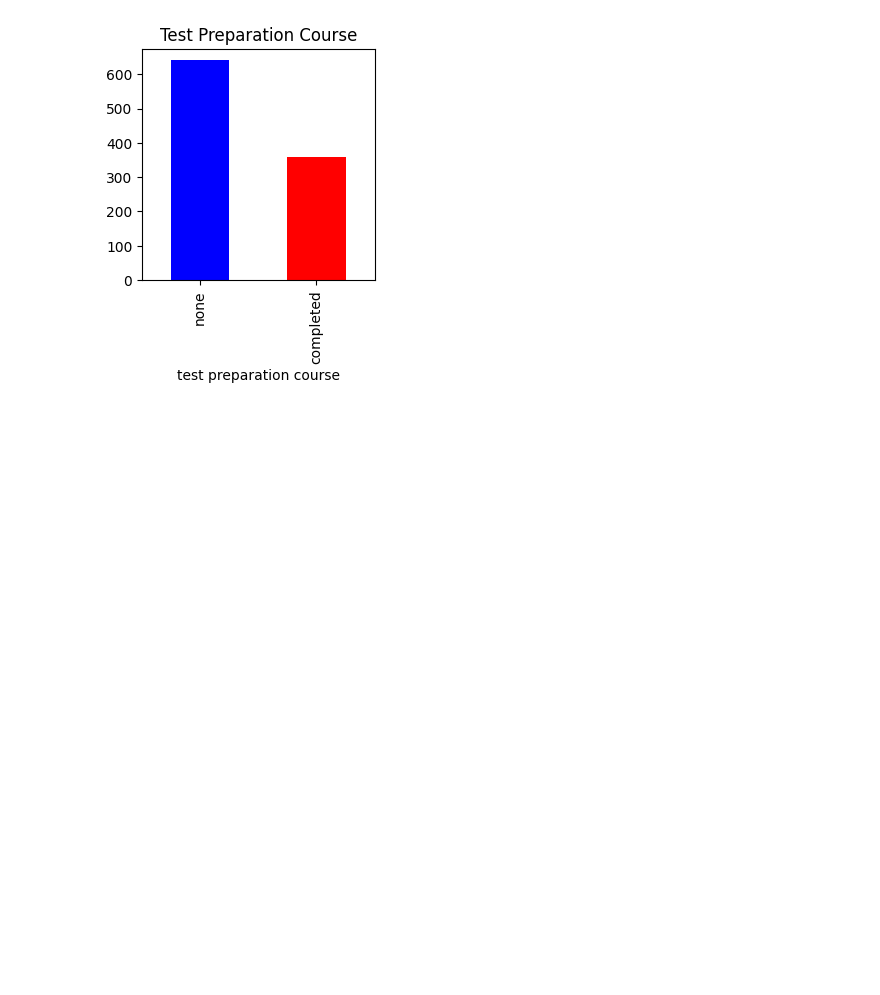
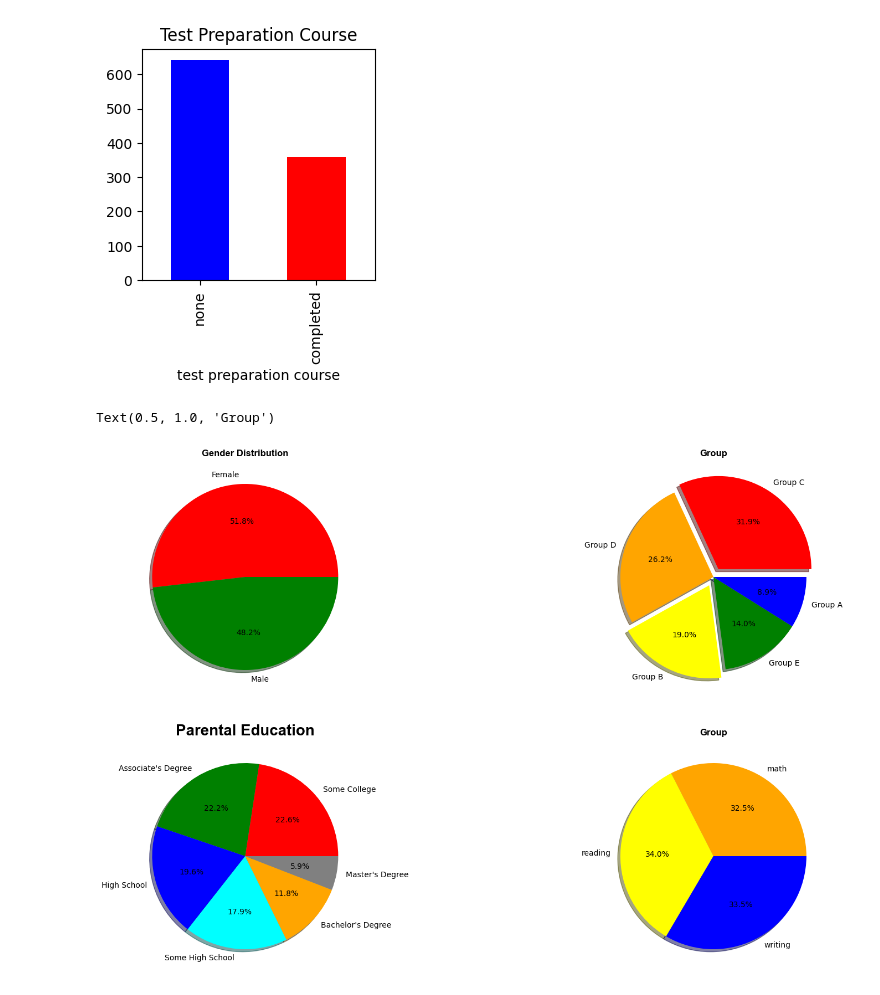
Before and after one commit to Nit-Munjapara19/student-performance-analysis, a Jupyter notebook: student_performance_analysis.ipynb, the cells around one changed output. Saved outputs shown, nothing was run; the diff lists cells and outputs as text; code cells hidden in the pictures; blank space fills up the shorter version.

Commit message:
subplots

```diff
--- a/student_performance_analysis.ipynb
+++ b/student_performance_analysis.ipynb
@@ -54,3 +54,48 @@ df['test preparation course'].value_counts().plot.bar(figsize=(3,3),color=['blue
 # %% [output]
 <Axes: title={'center': 'Test Preparation Course'}, xlabel='test preparation course'>
 [figure]
+# %%
+fig , axes = plt.subplots(2,2,figsize=(20,12))
+
+axes[0, 0].pie(df['gender'].value_counts(),
+               labels=['Female', 'Male'],
+               colors=['red', 'green'],
+               autopct='%1.1f%%',
+               shadow=True,)
+axes[0, 0].set_title('Gender Distribution',
+                     family='Arial',
+                     fontweight='bold')
+
+axes[0, 1].pie(df['race/ethnicity'].value_counts(),
+               labels=['Group C', 'Group D','Group B','Group E','Group A'],
+               colors=['red','orange','yellow','green','blue'],
+               autopct='%1.1f%%',
+               shadow=True,
+               explode=[0.1,0,0.1,0,0])
+axes[0, 1].set_title('Group',
+                     family='Arial',
+                     fontweight='bold')
+
+axes[1,0].pie(df['parental level of education'].value_counts(),
+               labels=['Some College', "Associate's Degree",'High School','Some High School',"Bachelor's Degree","Master's Degree"],
+               colors=['red', 'green', 'blue', 'cyan','orange','grey'],
+               autopct='%1.1f%%',
+               shadow=True,
+               )
+axes[1,0].set_title('Parental Education',
+                     fontsize = 20,
+                     family='Arial',
+                     fontweight='bold')
+
+axes[1, 1].pie(df[['math score','reading score','writing score']].sum(),
+               labels=['math', 'reading','writing'],
+               colors=['orange','yellow','blue'],
+               autopct='%1.1f%%',
+               shadow=True,
+               )
+axes[1, 1].set_title('Group',
+                     family='Arial',
+                     fontweight='bold')
+# %% [output]
+Text(0.5, 1.0, 'Group')
+[figure, added]
```
